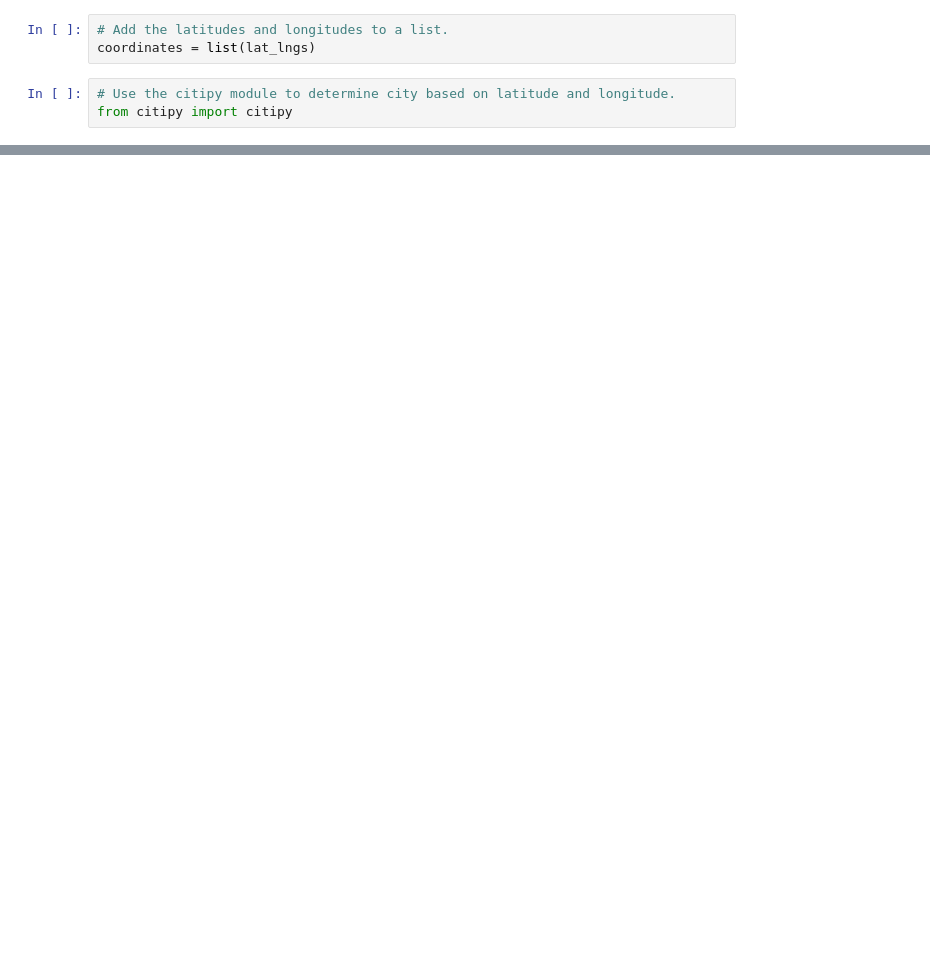
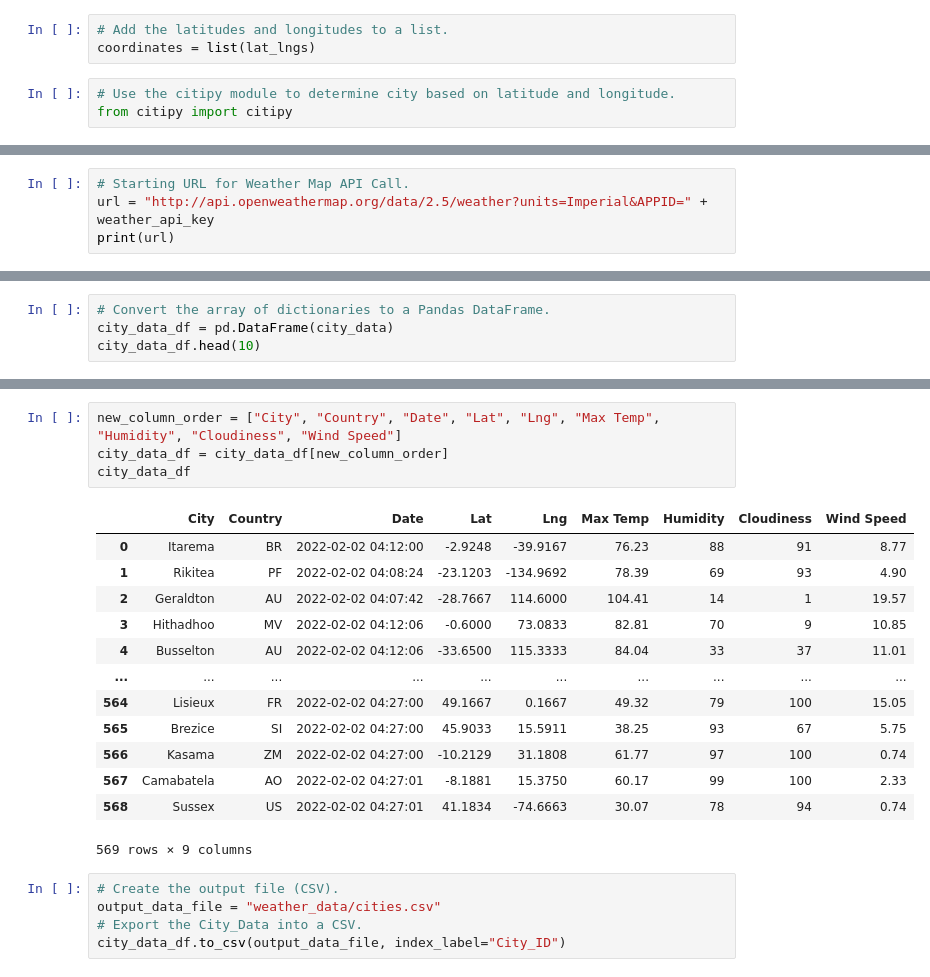
Before and after one commit to LauraZJ/World_Weather_Analysis, a Jupyter notebook: WeatherPy.ipynb, the cells around one changed output, grey strips where cells are left out. Saved outputs shown, nothing was run; the diff lists cells and outputs as text; blank space fills up the shorter version.

```diff
--- a/WeatherPy.ipynb
+++ b/WeatherPy.ipynb
@@ -32,0 +45,4 @@ len(cities)
+# %%
+# Starting URL for Weather Map API Call.
+url = "http://api.openweathermap.org/data/2.5/weather?units=Imperial&APPID=" + weather_api_key
+print(url)
@@ -32,0 +135,4 @@ len(cities)
+# %%
+# Convert the array of dictionaries to a Pandas DataFrame.
+city_data_df = pd.DataFrame(city_data)
+city_data_df.head(10)
@@ -32,0 +151,23 @@ len(cities)
+# %%
+new_column_order = ["City", "Country", "Date", "Lat", "Lng", "Max Temp", "Humidity", "Cloudiness", "Wind Speed"]
+city_data_df = city_data_df[new_column_order]
+city_data_df
+# %% [output]
+|  | City | Country | Date | Lat | Lng | Max Temp | Humidity | Cloudiness | Wind Speed |
+| 0 | Itarema | BR | 2022-02-02 04:12:00 | -2.9248 | -39.9167 | 76.23 | 88 | 91 | 8.77 |
+| 1 | Rikitea | PF | 2022-02-02 04:08:24 | -23.1203 | -134.9692 | 78.39 | 69 | 93 | 4.90 |
+| 2 | Geraldton | AU | 2022-02-02 04:07:42 | -28.7667 | 114.6000 | 104.41 | 14 | 1 | 19.57 |
+| 3 | Hithadhoo | MV | 2022-02-02 04:12:06 | -0.6000 | 73.0833 | 82.81 | 70 | 9 | 10.85 |
+| 4 | Busselton | AU | 2022-02-02 04:12:06 | -33.6500 | 115.3333 | 84.04 | 33 | 37 | 11.01 |
+| ... | ... | ... | ... | ... | ... | ... | ... | ... | ... |
+| 564 | Lisieux | FR | 2022-02-02 04:27:00 | 49.1667 | 0.1667 | 49.32 | 79 | 100 | 15.05 |
+| 565 | Brezice | SI | 2022-02-02 04:27:00 | 45.9033 | 15.5911 | 38.25 | 93 | 67 | 5.75 |
+| 566 | Kasama | ZM | 2022-02-02 04:27:00 | -10.2129 | 31.1808 | 61.77 | 97 | 100 | 0.74 |
+| 567 | Camabatela | AO | 2022-02-02 04:27:01 | -8.1881 | 15.3750 | 60.17 | 99 | 100 | 2.33 |
+| 568 | Sussex | US | 2022-02-02 04:27:01 | 41.1834 | -74.6663 | 30.07 | 78 | 94 | 0.74 |
+569 rows × 9 columns
+# %%
+# Create the output file (CSV).
+output_data_file = "weather_data/cities.csv"
+# Export the City_Data into a CSV.
+city_data_df.to_csv(output_data_file, index_label="City_ID")
```
Also changed, not shown: parts of 8 cells of this notebook, 3 other files.
